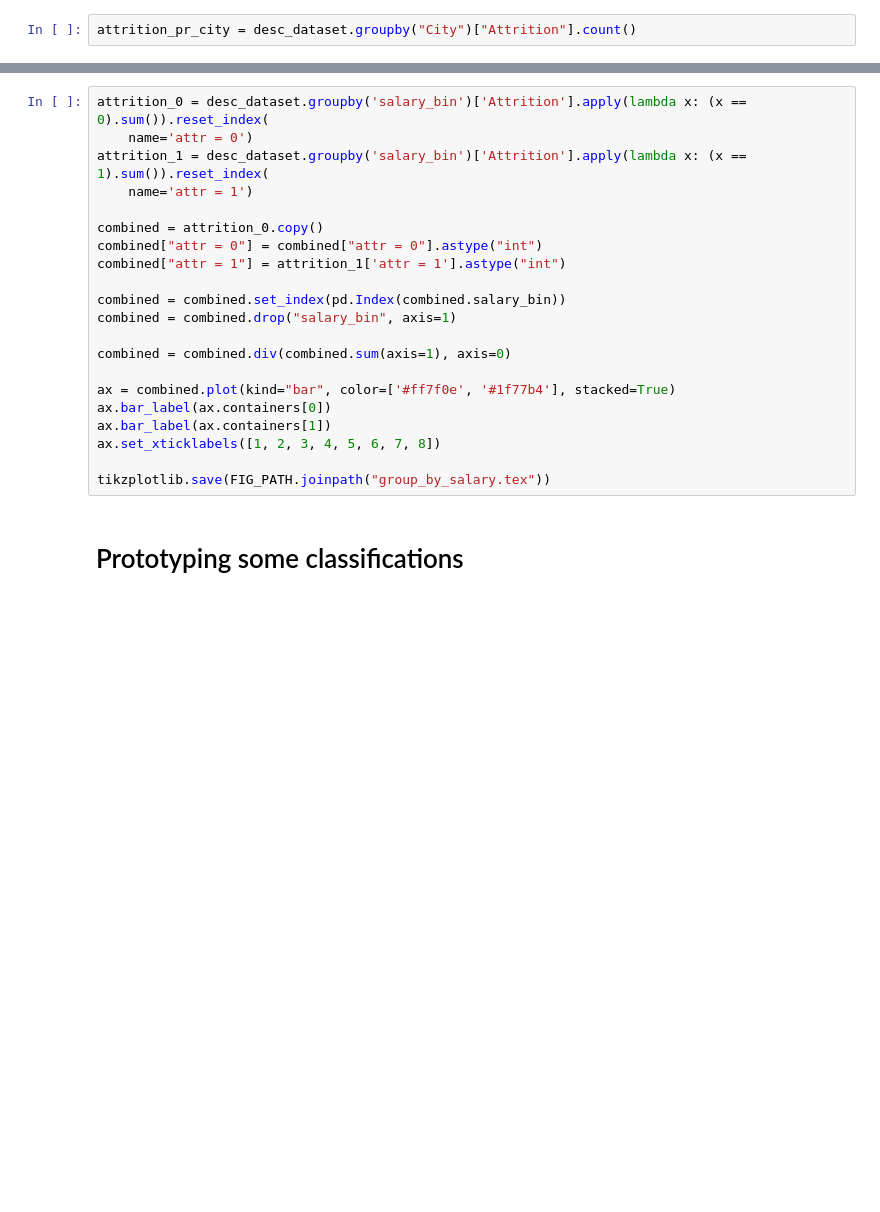
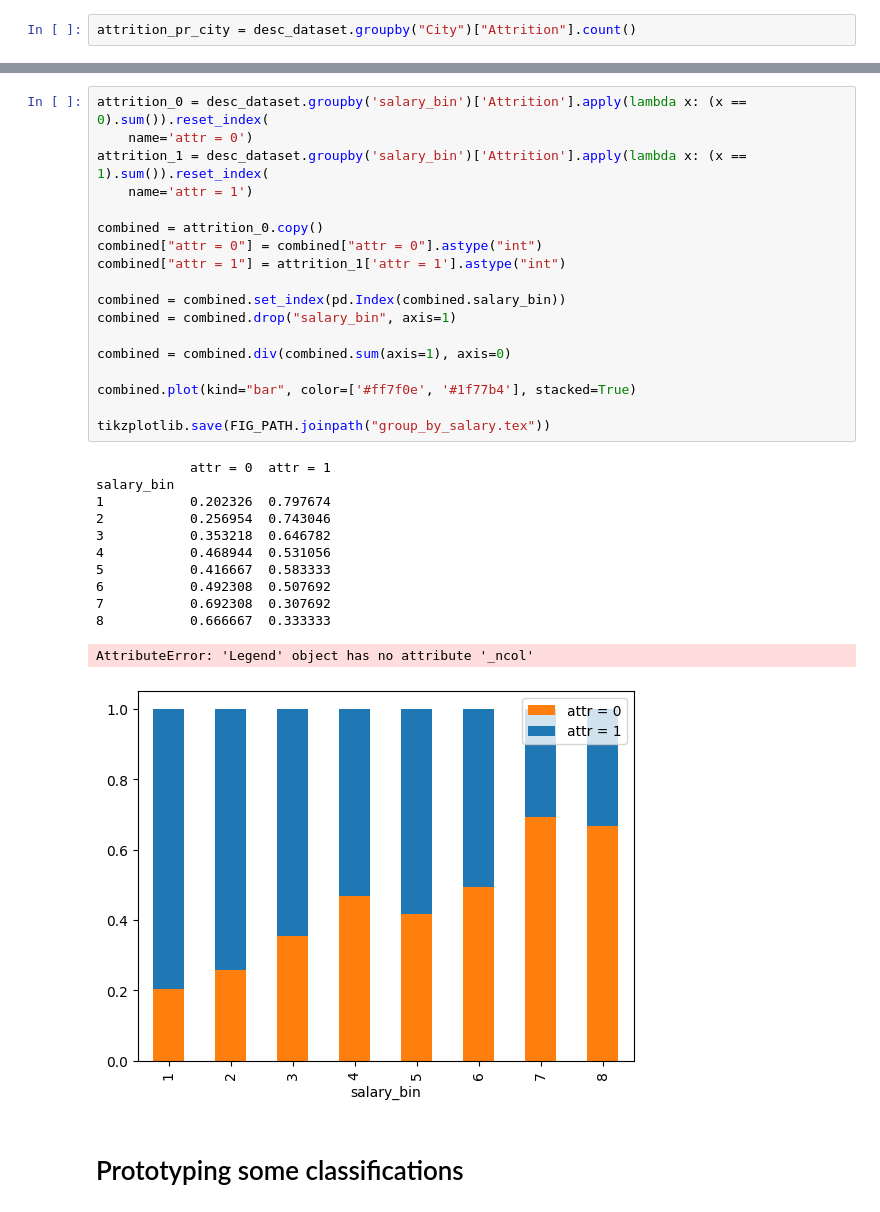
Before and after one commit to MathiasBjorgum/Project, a Jupyter notebook: tdt4259_project_notebook.ipynb, the cells around one changed output, grey strips where cells are left out. Drawn from its saved outputs; the diff is of its cells as text; blank space fills up the shorter version.

```diff
--- a/tdt4259_project_notebook.ipynb
+++ b/tdt4259_project_notebook.ipynb
@@ -107,24 +131,34 @@ tikzplotlib.save(FIG_PATH.joinpath("group_by_designation.tex"))
 # %%
 attrition_0 = desc_dataset.groupby('salary_bin')['Attrition'].apply(lambda x: (x == 0).sum()).reset_index(
     name='attr = 0')
 attrition_1 = desc_dataset.groupby('salary_bin')['Attrition'].apply(lambda x: (x == 1).sum()).reset_index(
     name='attr = 1')
 
 combined = attrition_0.copy()
 combined["attr = 0"] = combined["attr = 0"].astype("int")
 combined["attr = 1"] = attrition_1['attr = 1'].astype("int")
 
 combined = combined.set_index(pd.Index(combined.salary_bin))
 combined = combined.drop("salary_bin", axis=1)
 
 combined = combined.div(combined.sum(axis=1), axis=0)
 
-ax = combined.plot(kind="bar", color=['#ff7f0e', '#1f77b4'], stacked=True)
-ax.bar_label(ax.containers[0])
-ax.bar_label(ax.containers[1])
-ax.set_xticklabels([1, 2, 3, 4, 5, 6, 7, 8])
+combined.plot(kind="bar", color=['#ff7f0e', '#1f77b4'], stacked=True)
 
 tikzplotlib.save(FIG_PATH.joinpath("group_by_salary.tex"))
+# %% [output]
+            attr = 0  attr = 1
+salary_bin
+1           0.202326  0.797674
+2           0.256954  0.743046
+3           0.353218  0.646782
+4           0.468944  0.531056
+5           0.416667  0.583333
+6           0.492308  0.507692
+7           0.692308  0.307692
+8           0.666667  0.333333
+AttributeError: 'Legend' object has no attribute '_ncol'
+[figure, added]
 # %% [markdown]
 # Prototyping some classifications
 # %%
```
Also changed, not shown: parts of 5 cells of this notebook.
